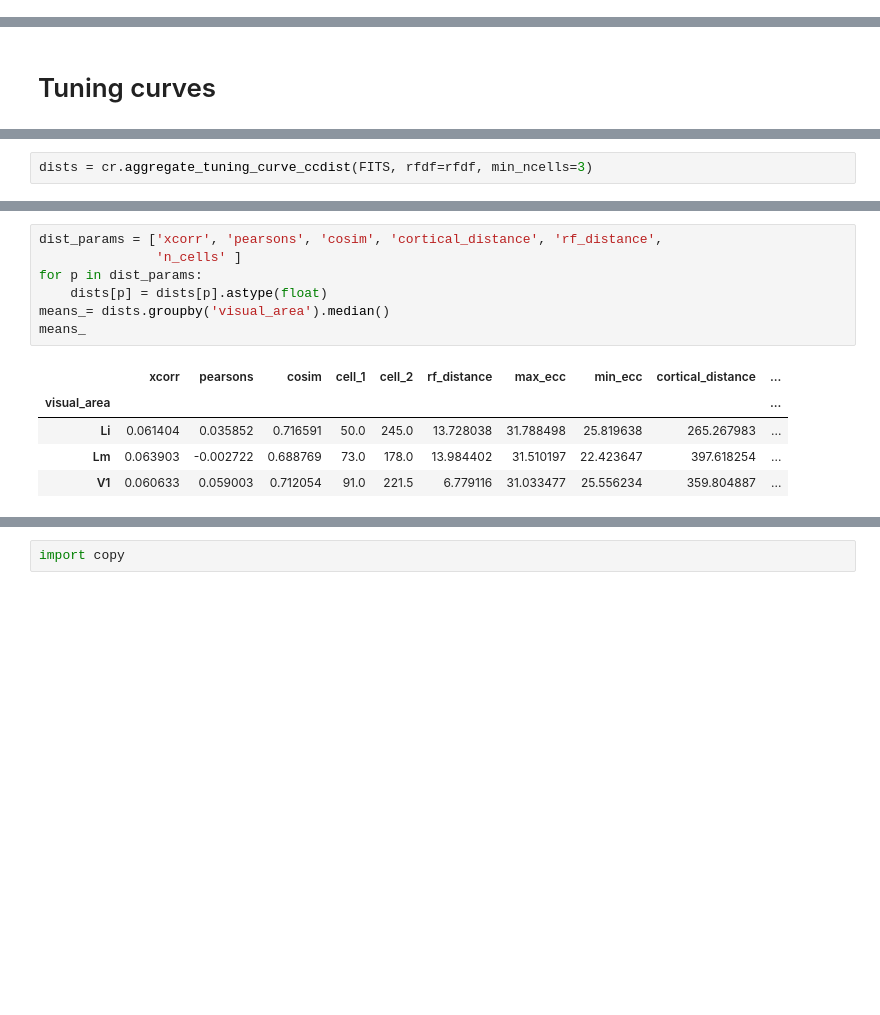
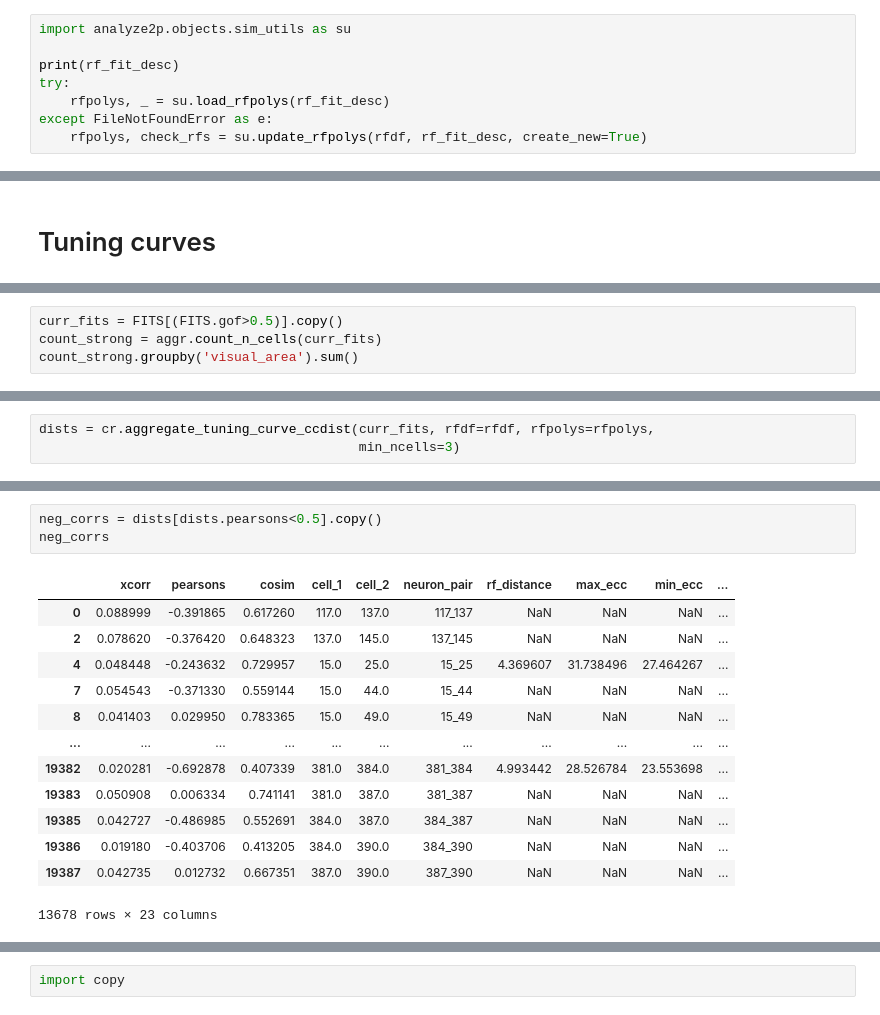
Before and after one commit to julianarhee/rat-2p-area-characterizations, a Jupyter notebook: analyze2p/gratings/correlate_tuning_curves.ipynb, the cells around one changed output, grey strips where cells are left out. Drawn from its saved outputs; the diff is of its cells as text; blank space fills up the shorter version.

```diff
--- a/analyze2p/gratings/correlate_tuning_curves.ipynb
+++ b/analyze2p/gratings/correlate_tuning_curves.ipynb
@@ -246,3 +249,11 @@ rfdf = aggr.add_roi_positions(rfdf)
 # %% [output]
 N dpaths: 56, N unfit: 0
 N datasets included: 61, N sessions excluded: 4
+# %%
+import analyze2p.objects.sim_utils as su
+
+print(rf_fit_desc)
+try:
+    rfpolys, _ = su.load_rfpolys(rf_fit_desc)
+except FileNotFoundError as e:
+    rfpolys, check_rfs = su.update_rfpolys(rfdf, rf_fit_desc, create_new=True)
@@ -301,0 +291,4 @@ importlib.reload(cr)
+# %%
+curr_fits = FITS[(FITS.gof>0.5)].copy()
+count_strong = aggr.count_n_cells(curr_fits)
+count_strong.groupby('visual_area').sum()
@@ -302,5 +301,6 @@ importlib.reload(cr)
 # %%
-dists = cr.aggregate_tuning_curve_ccdist(FITS, rfdf=rfdf, min_ncells=3)
+dists = cr.aggregate_tuning_curve_ccdist(curr_fits, rfdf=rfdf, rfpolys=rfpolys,
+                                         min_ncells=3)
 # %% [output]
 too few cells: Li, 20190314_JC070_fov1
 too few cells: Li, 20190315_JC070_fov2
@@ -330,13 +328,17 @@ dists.dropna().groupby('visual_area').count()
-# %%
-dist_params = ['xcorr', 'pearsons', 'cosim', 'cortical_distance', 'rf_distance',
-               'n_cells' ]
-for p in dist_params:
-    dists[p] = dists[p].astype(float)
-means_= dists.groupby('visual_area').median()
-means_
-# %% [output]
-|  | xcorr | pearsons | cosim | cell_1 | cell_2 | rf_distance | max_ecc | min_ecc | cortical_distance | ... |
-| visual_area |  |  |  |  |  |  |  |  |  | ... |
-| Li | 0.061404 | 0.035852 | 0.716591 | 50.0 | 245.0 | 13.728038 | 31.788498 | 25.819638 | 265.267983 | ... |
-| Lm | 0.063903 | -0.002722 | 0.688769 | 73.0 | 178.0 | 13.984402 | 31.510197 | 22.423647 | 397.618254 | ... |
-| V1 | 0.060633 | 0.059003 | 0.712054 | 91.0 | 221.5 | 6.779116 | 31.033477 | 25.556234 | 359.804887 | ... |
+# %%
+neg_corrs = dists[dists.pearsons<0.5].copy()
+neg_corrs
+# %% [output]
+|  | xcorr | pearsons | cosim | cell_1 | cell_2 | neuron_pair | rf_distance | max_ecc | min_ecc | ... |
+| 0 | 0.088999 | -0.391865 | 0.617260 | 117.0 | 137.0 | 117_137 | NaN | NaN | NaN | ... |
+| 2 | 0.078620 | -0.376420 | 0.648323 | 137.0 | 145.0 | 137_145 | NaN | NaN | NaN | ... |
+| 4 | 0.048448 | -0.243632 | 0.729957 | 15.0 | 25.0 | 15_25 | 4.369607 | 31.738496 | 27.464267 | ... |
+| 7 | 0.054543 | -0.371330 | 0.559144 | 15.0 | 44.0 | 15_44 | NaN | NaN | NaN | ... |
+| 8 | 0.041403 | 0.029950 | 0.783365 | 15.0 | 49.0 | 15_49 | NaN | NaN | NaN | ... |
+| ... | ... | ... | ... | ... | ... | ... | ... | ... | ... | ... |
+| 19382 | 0.020281 | -0.692878 | 0.407339 | 381.0 | 384.0 | 381_384 | 4.993442 | 28.526784 | 23.553698 | ... |
+| 19383 | 0.050908 | 0.006334 | 0.741141 | 381.0 | 387.0 | 381_387 | NaN | NaN | NaN | ... |
+| 19385 | 0.042727 | -0.486985 | 0.552691 | 384.0 | 387.0 | 384_387 | NaN | NaN | NaN | ... |
+| 19386 | 0.019180 | -0.403706 | 0.413205 | 384.0 | 390.0 | 384_390 | NaN | NaN | NaN | ... |
+| 19387 | 0.042735 | 0.012732 | 0.667351 | 387.0 | 390.0 | 387_390 | NaN | NaN | NaN | ... |
+13678 rows × 23 columns
```
Also changed, not shown: parts of 40 cells of this notebook, 4 other files.
